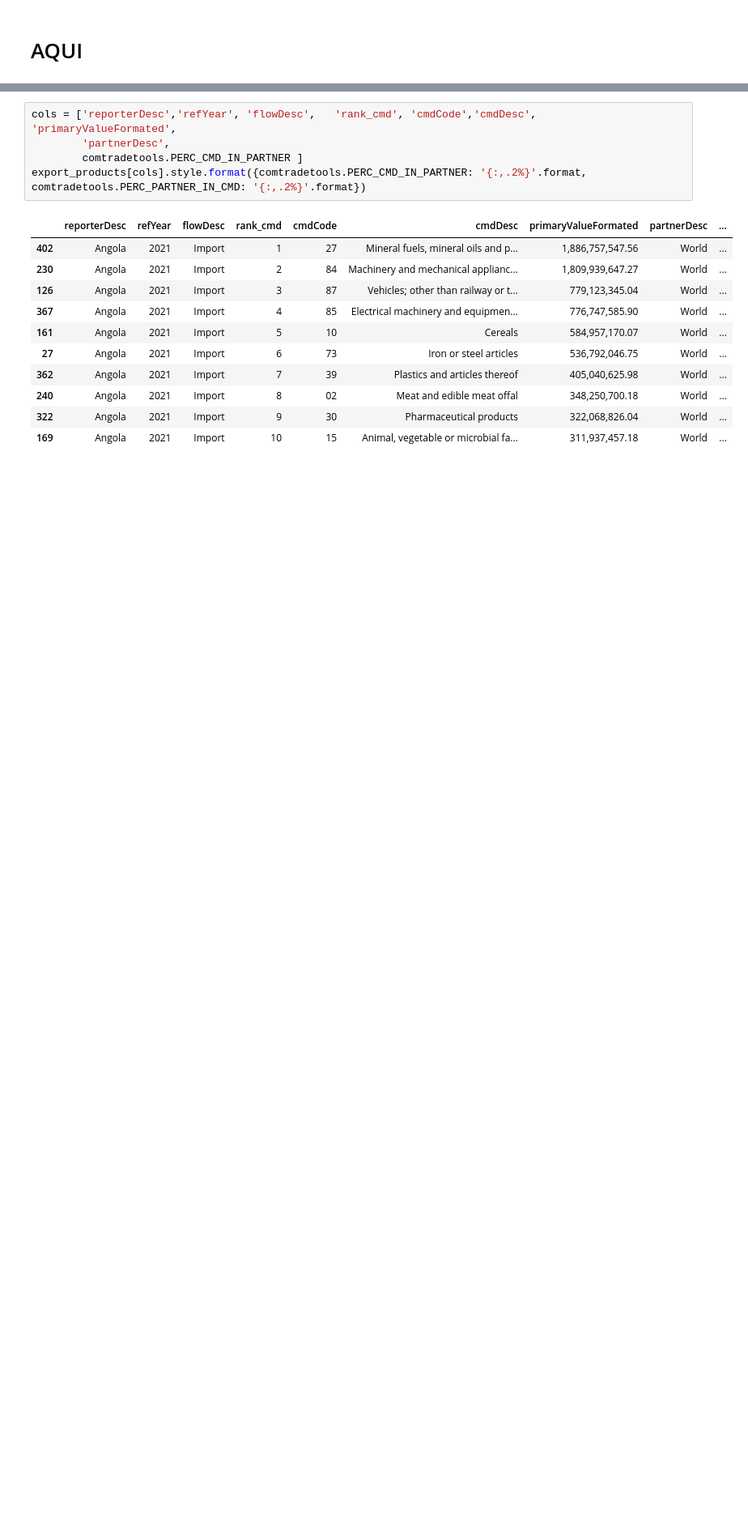
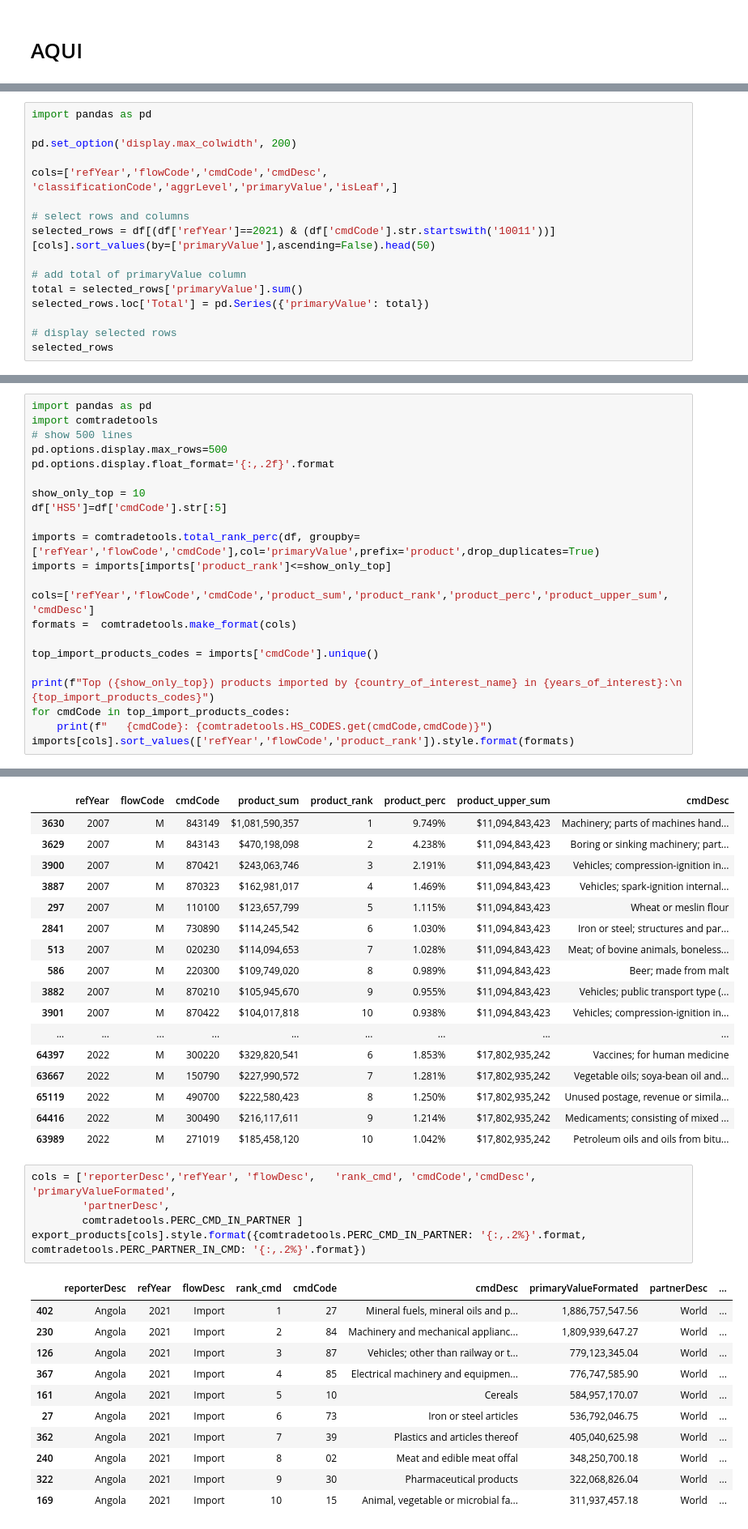
Before and after one commit to joaquimrcarvalho/cipf-comtrade, a Jupyter notebook: country_trade_profile.ipynb, the cells around one changed output, grey strips where cells are left out. Shown at 81% size. Saved outputs shown, nothing was run; the diff lists cells and outputs as text; blank space fills up the shorter version.

```diff
--- a/country_trade_profile.ipynb
+++ b/country_trade_profile.ipynb
@@ -820,0 +855,16 @@ export_products = comtradetools.top_commodities(country_of_interest,
+# %%
+import pandas as pd
+
+pd.set_option('display.max_colwidth', 200)
+
+cols=['refYear','flowCode','cmdCode','cmdDesc', 'classificationCode','aggrLevel','primaryValue','isLeaf',]
+
+# select rows and columns
+selected_rows = df[(df['refYear']==2021) & (df['cmdCode'].str.startswith('10011'))][cols].sort_values(by=['primaryValue'],ascending=False).head(50)
+
+# add total of primaryValue column
+total = selected_rows['primaryValue'].sum()
+selected_rows.loc['Total'] = pd.Series({'primaryValue': total})
+
+# display selected rows
+selected_rows
@@ -820,0 +876,23 @@ export_products = comtradetools.top_commodities(country_of_interest,
+# %%
+import pandas as pd
+import comtradetools
+# show 500 lines
+pd.options.display.max_rows=500
+pd.options.display.float_format='{:,.2f}'.format
+
+show_only_top = 10
+df['HS5']=df['cmdCode'].str[:5]
+
+imports = comtradetools.total_rank_perc(df, groupby=['refYear','flowCode','cmdCode'],col='primaryValue',prefix='product',drop_duplicates=True)
+imports = imports[imports['product_rank']<=show_only_top]
+
+cols=['refYear','flowCode','cmdCode','product_sum','product_rank','product_perc','product_upper_sum', 'cmdDesc']
+formats =  comtradetools.make_format(cols)
+
+top_import_products_codes = imports['cmdCode'].unique()
+
+print(f"Top ({show_only_top}) products imported by {country_of_interest_name} in {years_of_interest}:\n {top_import_products_codes}")
+for cmdCode in top_import_products_codes:
+    print(f"   {cmdCode}: {comtradetools.HS_CODES.get(cmdCode,cmdCode)}")
+imports[cols].sort_values(['refYear','flowCode','product_rank']).style.format(formats)
+# %% [output]
@@ -821,3 +916,20 @@ export_products = comtradetools.top_commodities(country_of_interest,
+|  | refYear | flowCode | cmdCode | product_sum | product_rank | product_perc | product_upper_sum | cmdDesc |
+| 3630 | 2007 | M | 843149 | $1,081,590,357 | 1 | 9.749% | $11,094,843,423 | Machinery; parts of machines hand... |
+| 3629 | 2007 | M | 843143 | $470,198,098 | 2 | 4.238% | $11,094,843,423 | Boring or sinking machinery; part... |
+| 3900 | 2007 | M | 870421 | $243,063,746 | 3 | 2.191% | $11,094,843,423 | Vehicles; compression-ignition in... |
+| 3887 | 2007 | M | 870323 | $162,981,017 | 4 | 1.469% | $11,094,843,423 | Vehicles; spark-ignition internal... |
+| 297 | 2007 | M | 110100 | $123,657,799 | 5 | 1.115% | $11,094,843,423 | Wheat or meslin flour |
+| 2841 | 2007 | M | 730890 | $114,245,542 | 6 | 1.030% | $11,094,843,423 | Iron or steel; structures and par... |
+| 513 | 2007 | M | 020230 | $114,094,653 | 7 | 1.028% | $11,094,843,423 | Meat; of bovine animals, boneless... |
+| 586 | 2007 | M | 220300 | $109,749,020 | 8 | 0.989% | $11,094,843,423 | Beer; made from malt |
+| 3882 | 2007 | M | 870210 | $105,945,670 | 9 | 0.955% | $11,094,843,423 | Vehicles; public transport type (... |
+| 3901 | 2007 | M | 870422 | $104,017,818 | 10 | 0.938% | $11,094,843,423 | Vehicles; compression-ignition in... |
+| ... | ... | ... | ... | ... | ... | ... | ... | ... |
+| 64397 | 2022 | M | 300220 | $329,820,541 | 6 | 1.853% | $17,802,935,242 | Vaccines; for human medicine |
+| 63667 | 2022 | M | 150790 | $227,990,572 | 7 | 1.281% | $17,802,935,242 | Vegetable oils; soya-bean oil and... |
+| 65119 | 2022 | M | 490700 | $222,580,423 | 8 | 1.250% | $17,802,935,242 | Unused postage, revenue or simila... |
+| 64416 | 2022 | M | 300490 | $216,117,611 | 9 | 1.214% | $17,802,935,242 | Medicaments; consisting of mixed ... |
+| 63989 | 2022 | M | 271019 | $185,458,120 | 10 | 1.042% | $17,802,935,242 | Petroleum oils and oils from bitu... |
 # %%
 cols = ['reporterDesc','refYear', 'flowDesc',	'rank_cmd', 'cmdCode','cmdDesc', 'primaryValueFormated',
         'partnerDesc',
```
Also changed, not shown: parts of 30 cells of this notebook.
